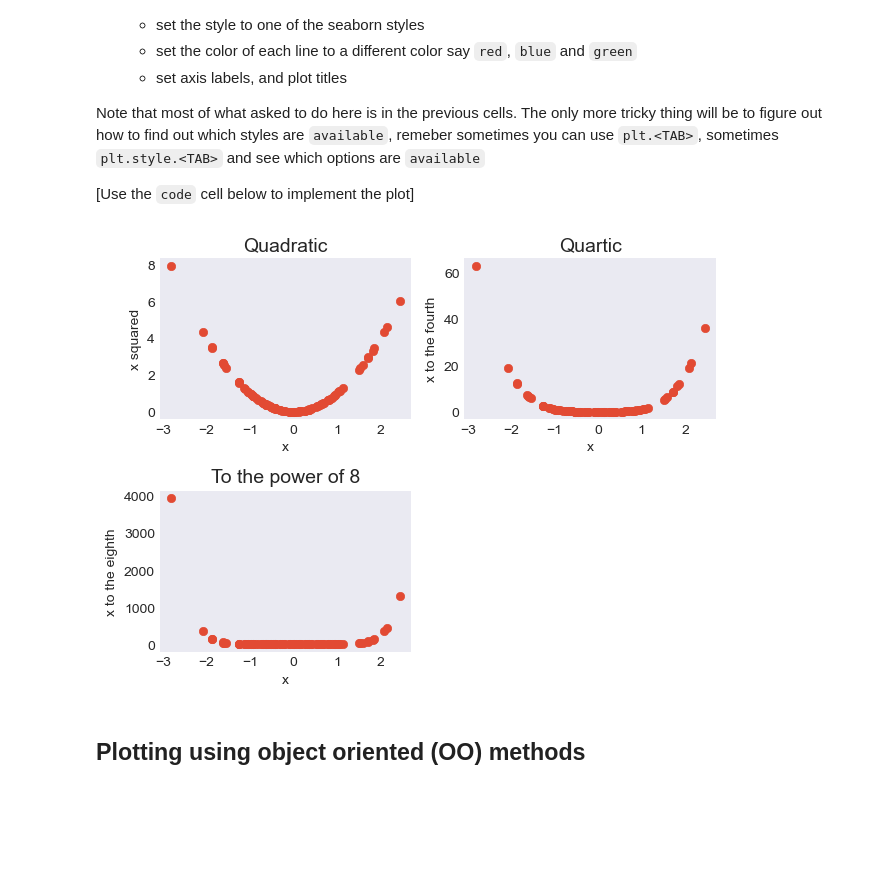
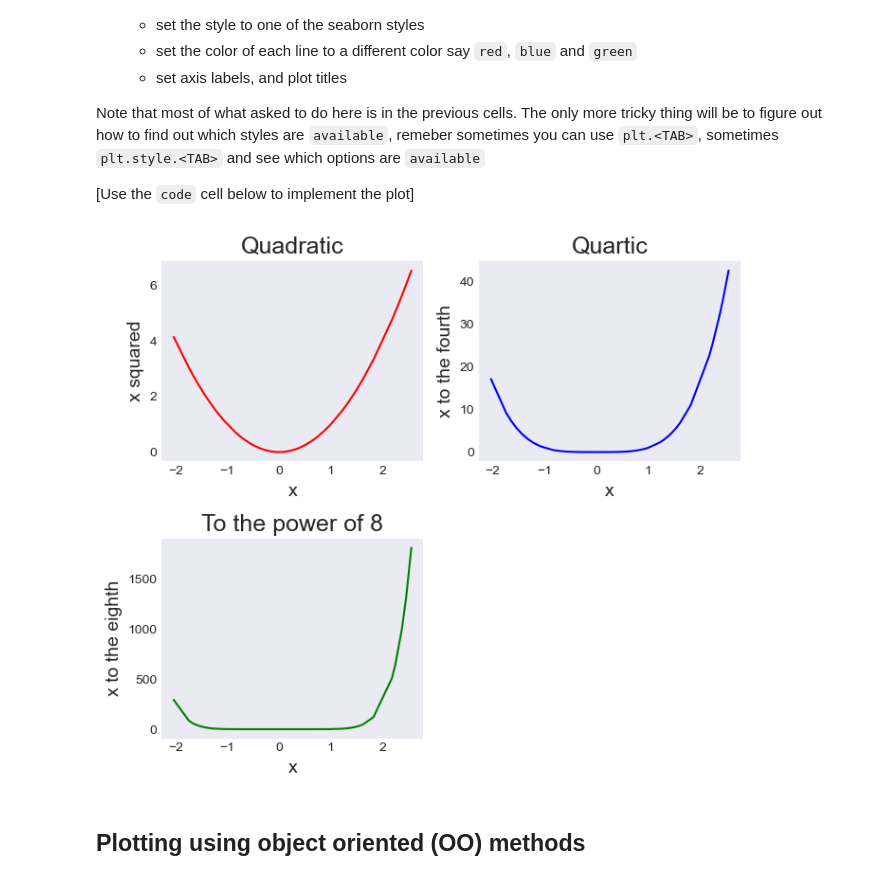
Before and after one commit to baramX3/PSY_submissions, a Jupyter notebook: tutorial_notebooks/tutorial012-Plotting-Matplotlib-Introduction.ipynb, the cells around one changed output. Saved outputs shown, nothing was run; the diff lists cells and outputs as text; code cells hidden in the pictures; blank space fills up the shorter version.

```diff
--- a/tutorial_notebooks/tutorial012-Plotting-Matplotlib-Introduction.ipynb
+++ b/tutorial_notebooks/tutorial012-Plotting-Matplotlib-Introduction.ipynb
@@ -639,44 +649,44 @@ y_C = y_B**2
 
   [Use the `code` cell below to implement the plot]
 # %%
-# WHY DIFFERENT COLOR??
-
 # data
 x = np.random.randn(100,1)
+x = np.sort(x, axis = 0) # sort array for line graph
 y_A = x**2
 y_B = y_A**2
 y_C = y_B**2
 
 # set style
 plt.style.use('seaborn-dark')
-axisLabelSize = 10
-titleSize = 14
+axisLabelSize = 14
+titleSize = 18
+plt.figure(figsize=(7, 6))
 
 # 1st graph (y_A)
 plt.subplot(221)
-plt.scatter(x, y_A, label = 'x^2');
+plt.plot(x, y_A, 'r', label = 'x^2');
 plt.xlabel('x', fontsize = axisLabelSize);
 plt.ylabel('x squared', fontsize = axisLabelSize);
 plt.title('Quadratic', fontsize = titleSize);
 
 # 2nd graph (y_B)
 plt.subplot(222)
-plt.scatter(x, y_B, label = 'x^4');
+plt.plot(x, y_B, 'b', label = 'x^4');
 plt.xlabel('x', fontsize = axisLabelSize);
 plt.ylabel('x to the fourth', fontsize = axisLabelSize);
 plt.title('Quartic', fontsize = titleSize,);
 
 # 3rd graph (y_C)
 plt.subplot(223)
-plt.scatter(x, y_C, label = 'x^8');
+plt.plot(x, y_C, 'g', label = 'x^8');
 plt.xlabel('x', fontsize = axisLabelSize);
 plt.ylabel('x to the eighth', fontsize = axisLabelSize);
 plt.title('To the power of 8', fontsize = titleSize,);
 
 # make everything automatically fit
 plt.tight_layout()
 # %% [output]
-[figure, old version]
+[figure, new version]
 # %% [markdown]
 ## Plotting using object oriented (OO) methods
 # %% [markdown]
```
Also changed, not shown: parts of 14 cells of this notebook.
